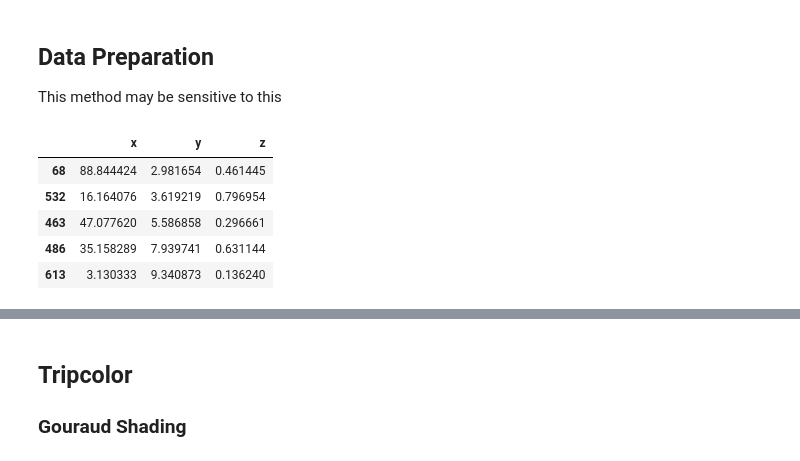
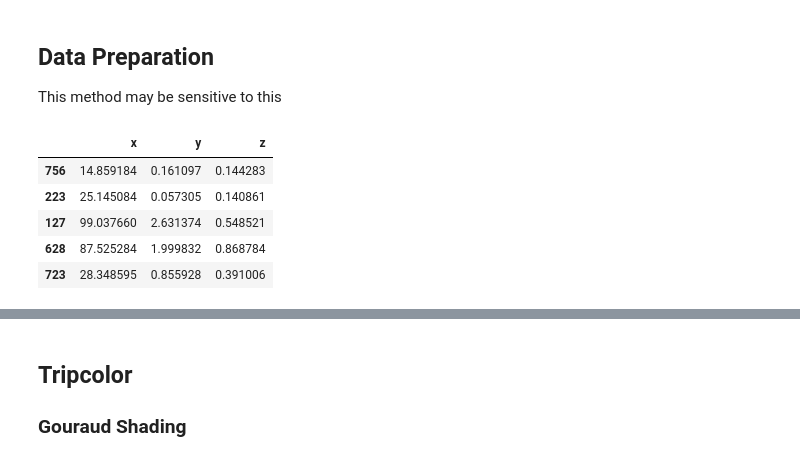
Before and after one commit to cnerg/snippets, a Jupyter notebook: tri_heatmap/heatmap.ipynb, the cells around one changed output, grey strips where cells are left out. Saved outputs shown, nothing was run; the diff lists cells and outputs as text; code cells hidden in the pictures.

```diff
--- a/tri_heatmap/heatmap.ipynb
+++ b/tri_heatmap/heatmap.ipynb
@@ -12,25 +12,25 @@ This method may be sensitive to this
 # %%
 zmin = 0
 zmax = 1
 
-xlist = np.arange(0, 100, 0.1)#np.random.uniform(low=0, high=100, size=(1000,))
-ylist = np.arange(0, 10, 0.01)#np.random.uniform(low=0, high=10, size=(1000,))
-zlist = np.arange(0, 1, 0.001)#np.random.uniform(low=zmin, high=zmax, size=(1000,))
+xlist = np.random.uniform(low=0, high=100, size=(1000,))
+ylist = np.random.uniform(low=0, high=10, size=(1000,))
+zlist = np.random.uniform(low=zmin, high=zmax, size=(1000,))
 
 xyz = pd.DataFrame({'x' : xlist, 'y' : ylist, 'z' : zlist})
 
 x = xyz['x']
 y = xyz['y']
 z = xyz['z']
 
 xyz.sample(5)
 # %% [output]
 |  | x | y | z |
-| 68 | 88.844424 | 2.981654 | 0.461445 |
-| 532 | 16.164076 | 3.619219 | 0.796954 |
-| 463 | 47.077620 | 5.586858 | 0.296661 |
-| 486 | 35.158289 | 7.939741 | 0.631144 |
-| 613 | 3.130333 | 9.340873 | 0.136240 |
+| 756 | 14.859184 | 0.161097 | 0.144283 |
+| 223 | 25.145084 | 0.057305 | 0.140861 |
+| 127 | 99.037660 | 2.631374 | 0.548521 |
+| 628 | 87.525284 | 1.999832 | 0.868784 |
+| 723 | 28.348595 | 0.855928 | 0.391006 |
 # %%
 norm = Normalize(vmin=zmin, vmax=zmax, clip=True)
 
```
Also changed, not shown: parts of 6 cells of this notebook.
